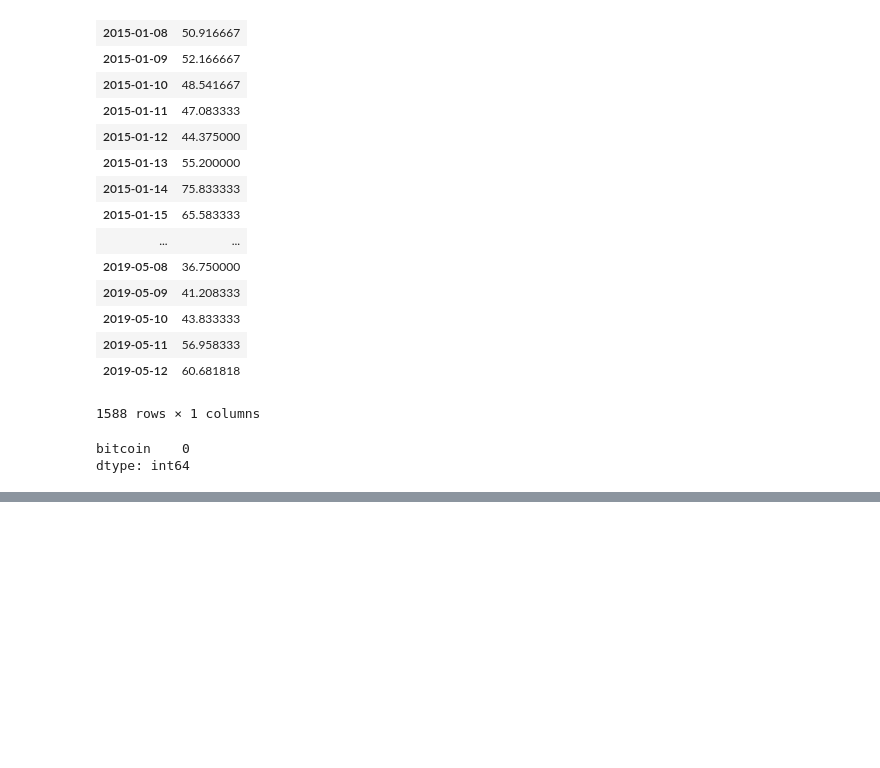
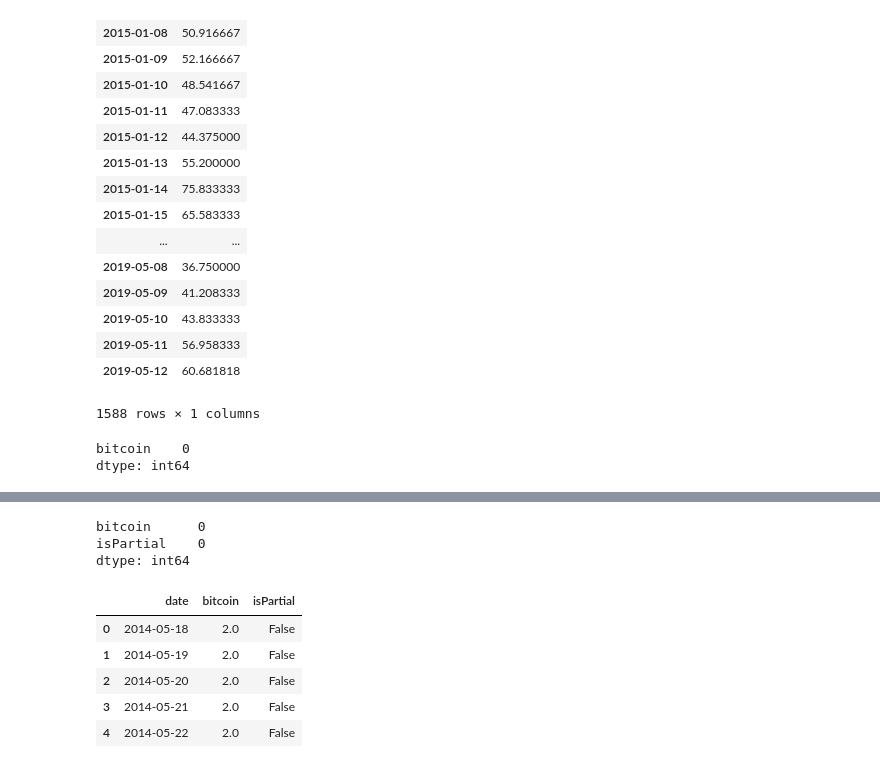
Before and after one commit to marlon-rodrigues/crypto_prediction, a Jupyter notebook: code/Experimentation - Google Trends v1.0.ipynb, the cells around one changed output, grey strips where cells are left out. Saved outputs shown, nothing was run; the diff lists cells and outputs as text; code cells hidden in the pictures; blank space fills up the shorter version.

```diff
--- a/code/Experimentation - Google Trends v1.0.ipynb
+++ b/code/Experimentation - Google Trends v1.0.ipynb
@@ -334,0 +393,18 @@ avg_block_data_complete.to_csv('block_data_full_complete.csv', encoding='utf-8')
+# %%
+# Get total number of rows missing a value
+block_data_5_years_complete.isna().sum()
+# %% [output]
+bitcoin      0
+isPartial    0
+dtype: int64
+# %%
+# Plotting data prices
+block_data_5_years_complete_index = block_data_5_years_complete.reset_index()
+block_data_5_years_complete_index.head(5)
+# %% [output]
+|  | date | bitcoin | isPartial |
+| 0 | 2014-05-18 | 2.0 | False |
+| 1 | 2014-05-19 | 2.0 | False |
+| 2 | 2014-05-20 | 2.0 | False |
+| 3 | 2014-05-21 | 2.0 | False |
+| 4 | 2014-05-22 | 2.0 | False |
```
Also changed, not shown: parts of 9 cells of this notebook, 8 other files.
